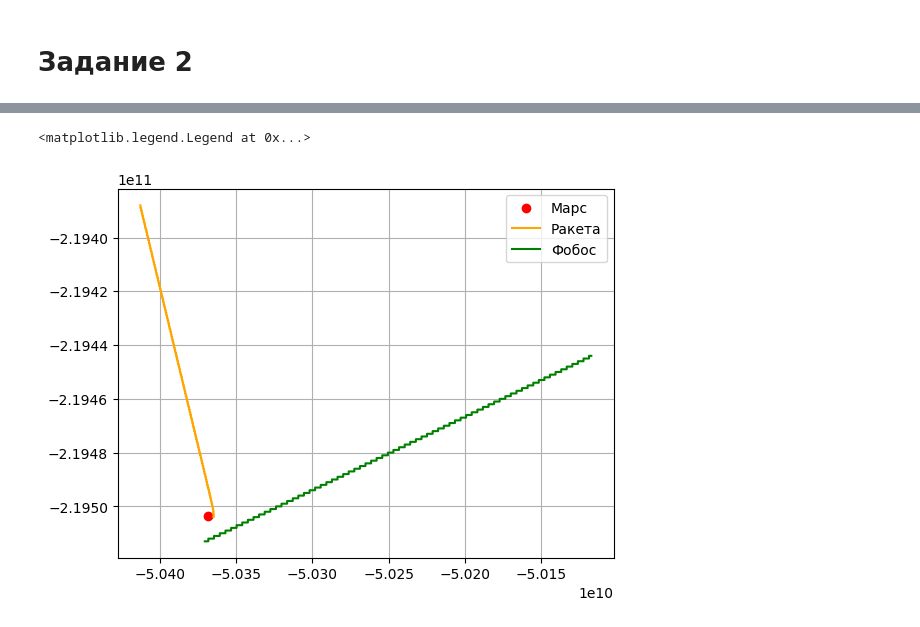
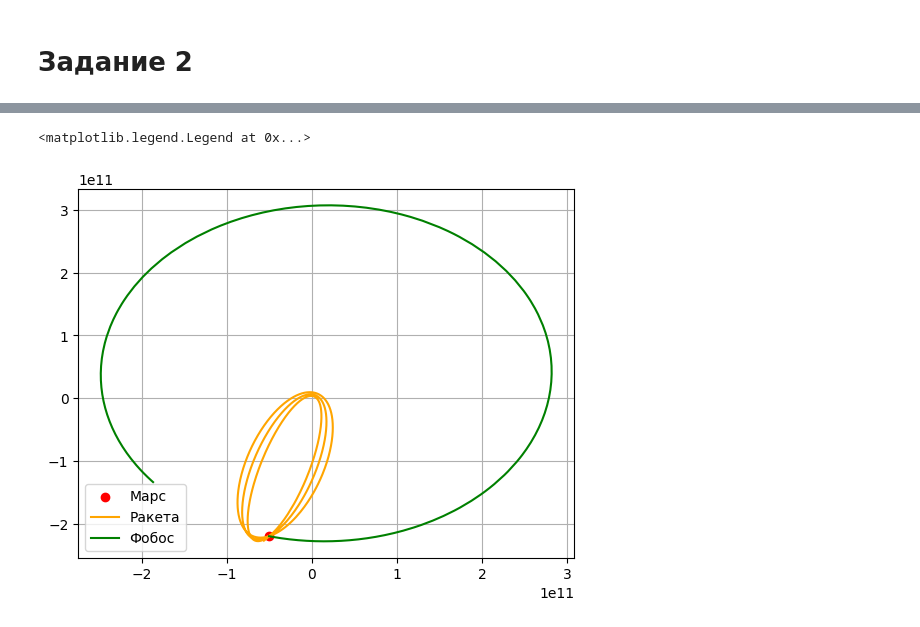
Before and after one commit to Mis-prog/matmod-7sem, a Jupyter notebook: labs/lab1/misha/report/draw.ipynb, the cells around one changed output, grey strips where cells are left out. Cells and saved outputs as stored; diff of their text form; code cells hidden in the pictures.

```diff
--- a/labs/lab1/misha/report/draw.ipynb
+++ b/labs/lab1/misha/report/draw.ipynb
@@ -48,10 +48,11 @@ data_trajectory_raketa
 # %%
-end=100000
+end = 100000000000000000000
 plt.scatter(-50368219856.43,-219503615669.65,color='red',label='Марс')
 plt.plot(data_trajectory_raketa.x[:end],data_trajectory_raketa.y[:end],label='Ракета',color='orange')
 plt.plot(data_trajectory_raketa.x3[:end],data_trajectory_raketa.y3[:end],label='Фобос',color='green')
+plt.legend(loc='best')
 plt.grid()
 plt.legend()
 # %% [output]
 <matplotlib.legend.Legend at 0x...>
-[figure, old version]
+[figure, new version]
```
Also changed, not shown: parts of 1 cell of this notebook, 3 other files.
